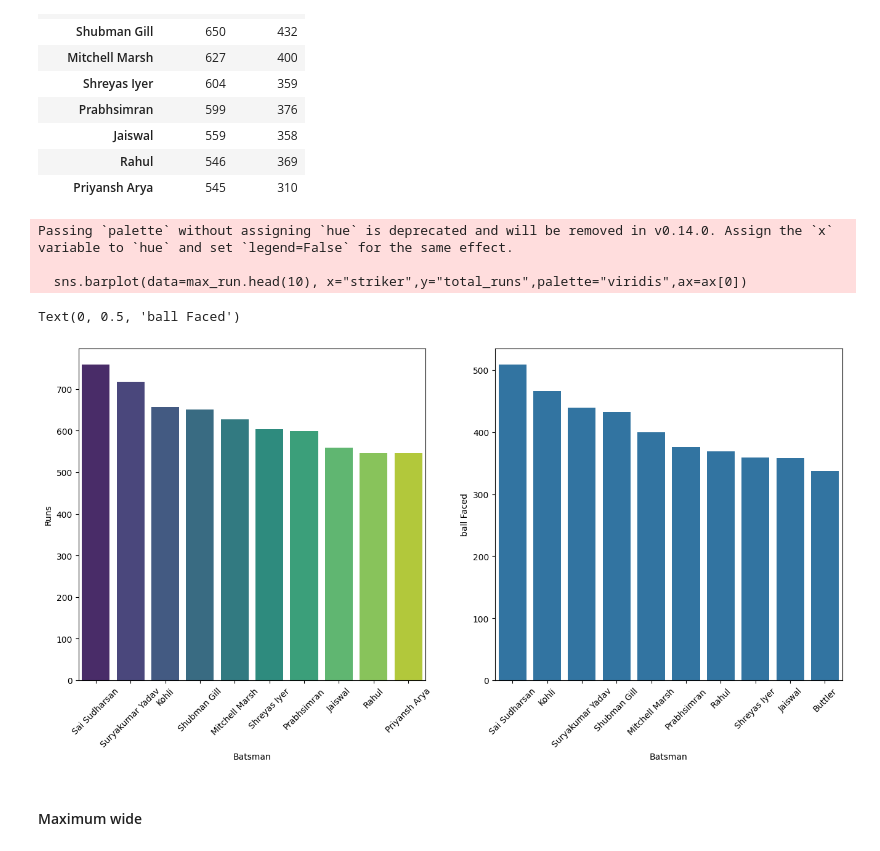
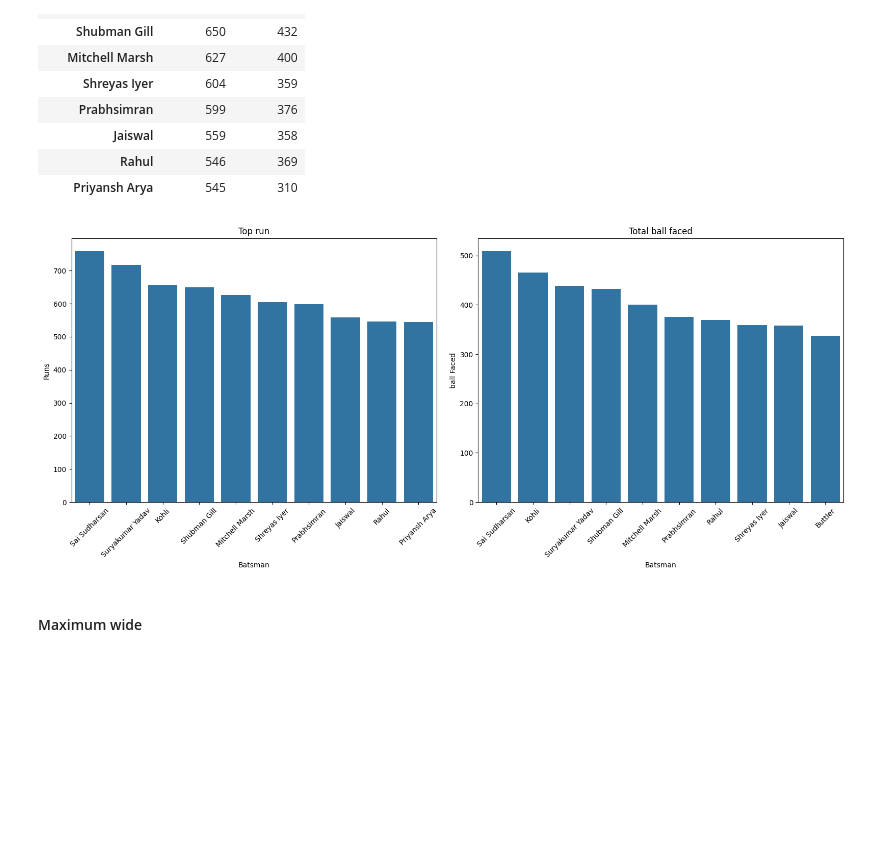
Before and after one commit to Seetharamanrs/ipl_2025_analysis, a Jupyter notebook: Analysis/Notebook.ipynb, the cells around one changed output. Drawn from its saved outputs; the diff is of its cells as text; code cells hidden in the pictures; blank space fills up the shorter version.

```diff
--- a/Analysis/Notebook.ipynb
+++ b/Analysis/Notebook.ipynb
@@ -130,21 +168,20 @@ pd.concat([max_run, ball_faced],axis=1).head(10)
 | Priyansh Arya | 545 | 310 |
 # %%
 fig,ax=plt.subplots(1,2,figsize=(16,7))
-sns.barplot(data=max_run.head(10), x="striker",y="total_runs",palette="viridis",ax=ax[0])
+sns.barplot(data=max_run.head(10), x="striker",y="total_runs",ax=ax[0])
 ax[0].set_xlabel("Batsman")
 ax[0].tick_params(axis='x',rotation=45)
 ax[0].set_ylabel("Runs")
-
+ax[0].set_title("Top run")
 sns.barplot(data=ball_faced.head(10),x='striker',y='ball_faced',ax=ax[1])
 ax[1].set_xlabel("Batsman")
 ax[1].tick_params(axis='x',rotation=45)
 ax[1].set_ylabel("ball Faced")
+ax[1].set_title("Total ball faced")
+plt.tight_layout()
+plt.show()
 # %% [output]
-Passing `palette` without assigning `hue` is deprecated and will be removed in v0.14.0. Assign the `x` variable to `hue` and set `legend=False` for the same effect.
-
-  sns.barplot(data=max_run.head(10), x="striker",y="total_runs",palette="viridis",ax=ax[0])
-Text(0, 0.5, 'ball Faced')
-[figure, old version]
+[figure, new version]
 # %% [markdown]
 #### Maximum wide
 # %%
```
Also changed, not shown: parts of 10 cells of this notebook.
